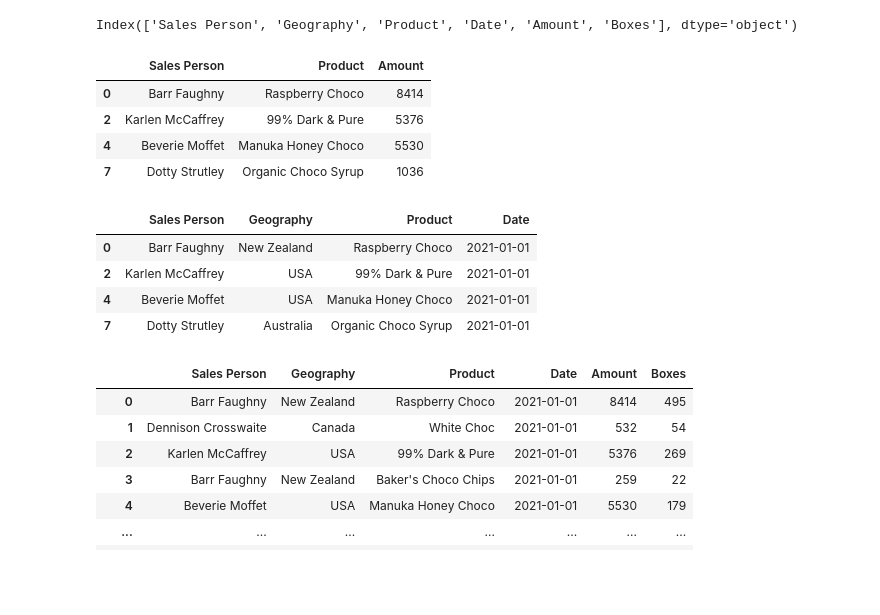
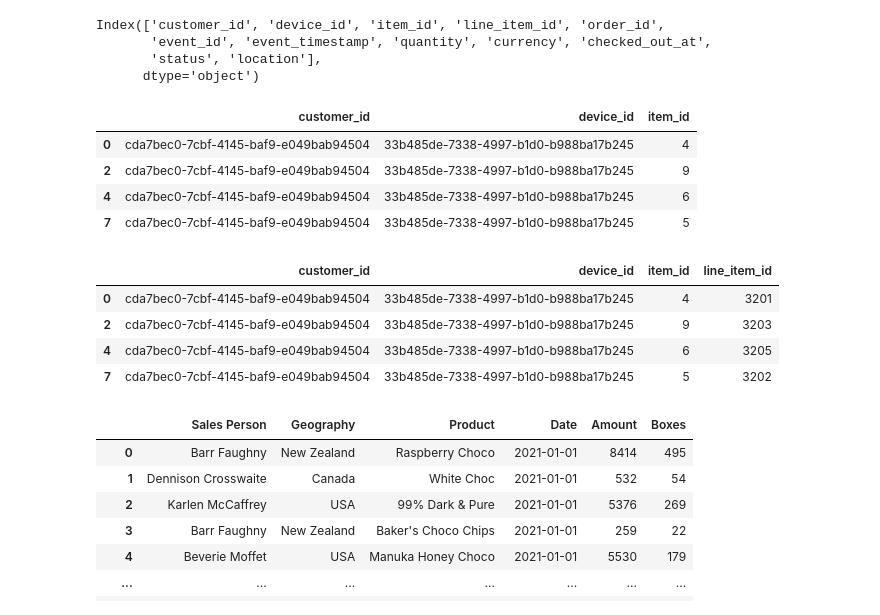
Before and after one commit to KudoroEsther/Files-Data_Analysis-, a Jupyter notebook: Task15/Task_15_Pandas_101.ipynb, the cells around one changed output. Saved outputs shown, nothing was run; the diff lists cells and outputs as text; code cells hidden in the pictures; blank space fills up the shorter version.

```diff
--- a/Task15/Task_15_Pandas_101.ipynb
+++ b/Task15/Task_15_Pandas_101.ipynb
@@ -14,0 +5,3 @@ sales.head()
+# %%
+sales = pd.read_csv("sales_data.xls")
+sales.head()
@@ -50,26 +56,29 @@ sales.iloc[[0,2,4,6]]
 # %%
 sales.columns
 # %% [output]
-Index(['Sales Person', 'Geography', 'Product', 'Date', 'Amount', 'Boxes'], dtype='object')
+Index(['customer_id', 'device_id', 'item_id', 'line_item_id', 'order_id',
+       'event_id', 'event_timestamp', 'quantity', 'currency', 'checked_out_at',
+       'status', 'location'],
+      dtype='object')
 # %%
 #indexing columns
 #this prints out the rows, columns based on the specified row indexes and column names
-sales.loc[[0,2,4,7], ["Sales Person", "Product", "Amount"]]
+sales.loc[[0,2,4,7], ["customer_id", "device_id", "item_id"]]
 # %% [output]
-|  | Sales Person | Product | Amount |
-| 0 | Barr Faughny | Raspberry Choco | 8414 |
-| 2 | Karlen McCaffrey | 99% Dark & Pure | 5376 |
-| 4 | Beverie Moffet | Manuka Honey Choco | 5530 |
-| 7 | Dotty Strutley | Organic Choco Syrup | 1036 |
+|  | customer_id | device_id | item_id |
+| 0 | cda7bec0-7cbf-4145-baf9-e049bab94504 | 33b485de-7338-4997-b1d0-b988ba17b245 | 4 |
+| 2 | cda7bec0-7cbf-4145-baf9-e049bab94504 | 33b485de-7338-4997-b1d0-b988ba17b245 | 9 |
+| 4 | cda7bec0-7cbf-4145-baf9-e049bab94504 | 33b485de-7338-4997-b1d0-b988ba17b245 | 6 |
+| 7 | cda7bec0-7cbf-4145-baf9-e049bab94504 | 33b485de-7338-4997-b1d0-b988ba17b245 | 5 |
 # %%
 #prints out the rows with index number 0,2,4,7 and columns with index number 0,1,2,3
 sales.iloc[[0,2,4,7], [0,1,2,3]]
 # %% [output]
-|  | Sales Person | Geography | Product | Date |
-| 0 | Barr Faughny | New Zealand | Raspberry Choco | 2021-01-01 |
-| 2 | Karlen McCaffrey | USA | 99% Dark & Pure | 2021-01-01 |
-| 4 | Beverie Moffet | USA | Manuka Honey Choco | 2021-01-01 |
-| 7 | Dotty Strutley | Australia | Organic Choco Syrup | 2021-01-01 |
+|  | customer_id | device_id | item_id | line_item_id |
+| 0 | cda7bec0-7cbf-4145-baf9-e049bab94504 | 33b485de-7338-4997-b1d0-b988ba17b245 | 4 | 3201 |
+| 2 | cda7bec0-7cbf-4145-baf9-e049bab94504 | 33b485de-7338-4997-b1d0-b988ba17b245 | 9 | 3203 |
+| 4 | cda7bec0-7cbf-4145-baf9-e049bab94504 | 33b485de-7338-4997-b1d0-b988ba17b245 | 6 | 3205 |
+| 7 | cda7bec0-7cbf-4145-baf9-e049bab94504 | 33b485de-7338-4997-b1d0-b988ba17b245 | 5 | 3202 |
 # %%
 #Slicing using iloc and loc
 
```
Also changed, not shown: parts of 6 cells of this notebook, 1 other file.
